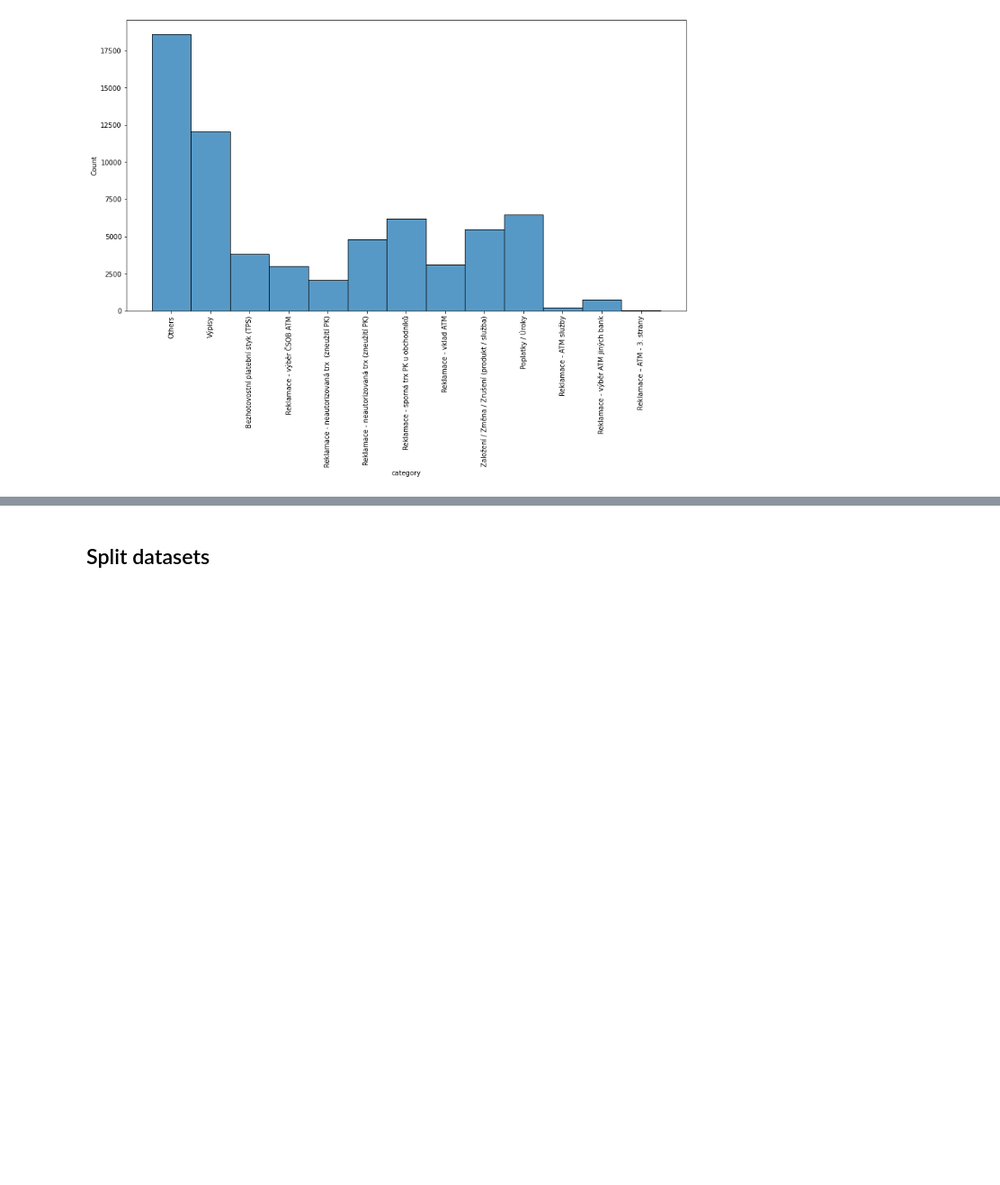
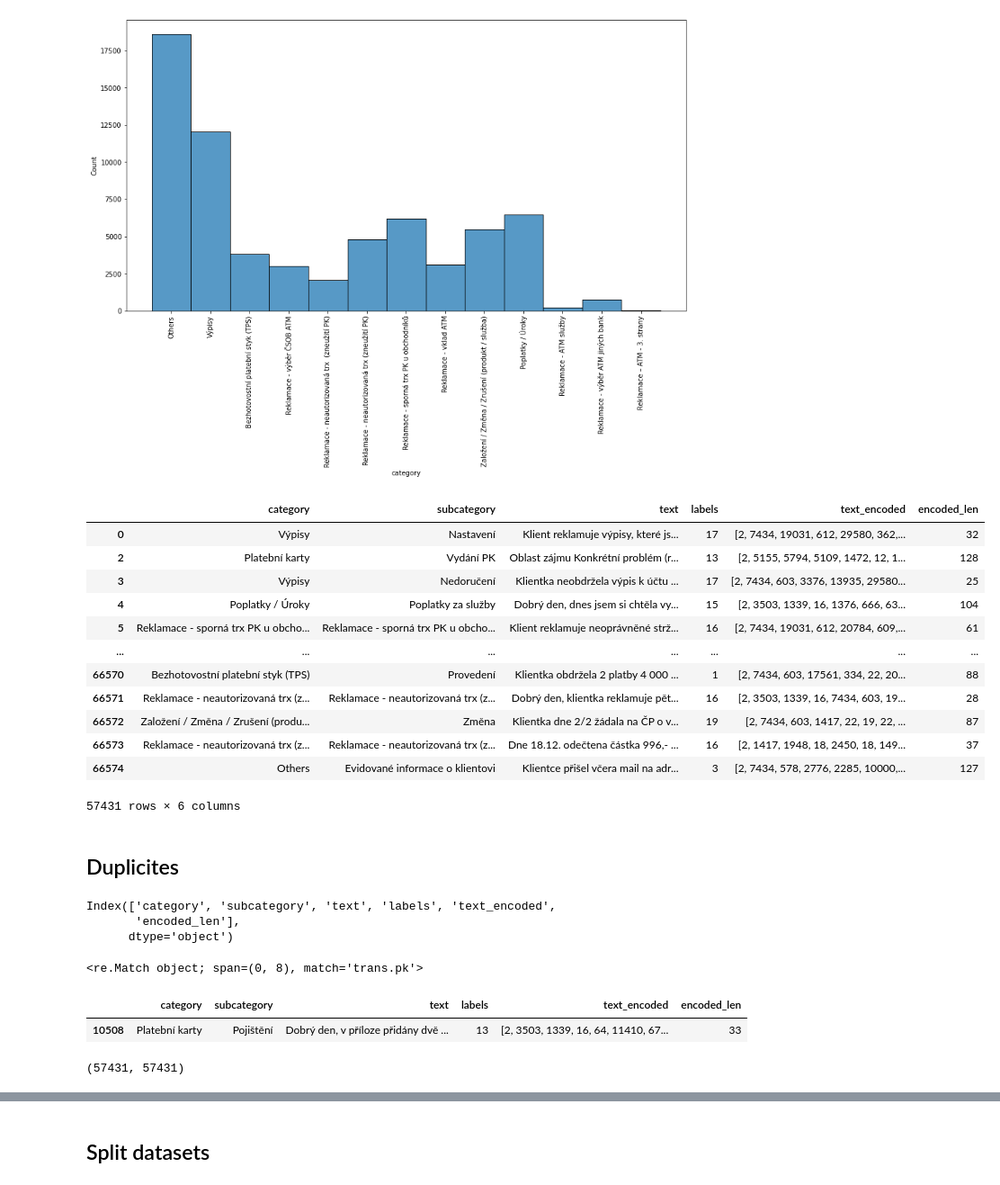
Before and after one commit to DevKretov/ntu_nlp_al, a Jupyter notebook: Dataset EDA.ipynb, the cells around one changed output, grey strips where cells are left out. Shown at 90% size. Cells and saved outputs as stored; diff of their text form; code cells hidden in the pictures; blank space fills up the shorter version.

```diff
--- a/Dataset EDA.ipynb
+++ b/Dataset EDA.ipynb
@@ -181,0 +169,40 @@ plt.xticks(rotation = 90);
+# %%
+df = df[df['category'].isin(categories_to_test)]
+df
+# %% [output]
+|  | category | subcategory | text | labels | text_encoded | encoded_len |
+| 0 | Výpisy | Nastavení | Klient reklamuje výpisy, které js... | 17 | [2, 7434, 19031, 612, 29580, 362,... | 32 |
+| 2 | Platební karty | Vydání PK | Oblast zájmu Konkrétní problém (r... | 13 | [2, 5155, 5794, 5109, 1472, 12, 1... | 128 |
+| 3 | Výpisy | Nedoručení | Klientka neobdržela výpis k účtu ... | 17 | [2, 7434, 603, 3376, 13935, 29580... | 25 |
+| 4 | Poplatky / Úroky | Poplatky za služby | Dobrý den, dnes jsem si chtěla vy... | 15 | [2, 3503, 1339, 16, 1376, 666, 63... | 104 |
+| 5 | Reklamace - sporná trx PK u obcho... | Reklamace - sporná trx PK u obcho... | Klient reklamuje neoprávněné strž... | 16 | [2, 7434, 19031, 612, 20784, 609,... | 61 |
+| ... | ... | ... | ... | ... | ... | ... |
+| 66570 | Bezhotovostní platební styk (TPS) | Provedení | Klientka obdržela 2 platby 4 000 ... | 1 | [2, 7434, 603, 17561, 334, 22, 20... | 88 |
+| 66571 | Reklamace - neautorizovaná trx (z... | Reklamace - neautorizovaná trx (z... | Dobrý den, klientka reklamuje pět... | 16 | [2, 3503, 1339, 16, 7434, 603, 19... | 28 |
+| 66572 | Založení / Změna / Zrušení (produ... | Změna | Klientka dne 2/2 žádala na ČP o v... | 19 | [2, 7434, 603, 1417, 22, 19, 22, ... | 87 |
+| 66573 | Reklamace - neautorizovaná trx (z... | Reklamace - neautorizovaná trx (z... | Dne 18.12. odečtena částka 996,- ... | 16 | [2, 1417, 1948, 18, 2450, 18, 149... | 37 |
+| 66574 | Others | Evidované informace o klientovi | Klientce přišel včera mail na adr... | 3 | [2, 7434, 578, 2776, 2285, 10000,... | 127 |
+57431 rows × 6 columns
+# %% [markdown]
+## Duplicites
+# %%
+df.columns
+# %% [output]
+Index(['category', 'subcategory', 'text', 'labels', 'text_encoded',
+       'encoded_len'],
+      dtype='object')
+# %%
+import re
+
+
+re.search(r'trans(.)?pk', _text.lower()) is not None
+# %% [output]
+<re.Match object; span=(0, 8), match='trans.pk'>
+# %%
+input_str = 'Dobrý den, v příloze přidány dvě sporné transakce. U každé sporné transakce je více plateb. Jedná se o neoprávněné zneužití dvou karet.'
+
+df_found = df[df['text'] == input_str]
+df_found
+# %% [output]
+|  | category | subcategory | text | labels | text_encoded | encoded_len |
+| 10508 | Platební karty | Pojištění | Dobrý den, v příloze přidány dvě ... | 13 | [2, 3503, 1339, 16, 64, 11410, 67... | 33 |
@@ -181,0 +213,4 @@ plt.xticks(rotation = 90);
+# %%
+len(df), len(df['text'].drop_duplicates())
+# %% [output]
+(57431, 57431)
```
Also changed, not shown: parts of 14 cells of this notebook, 1 other file.
